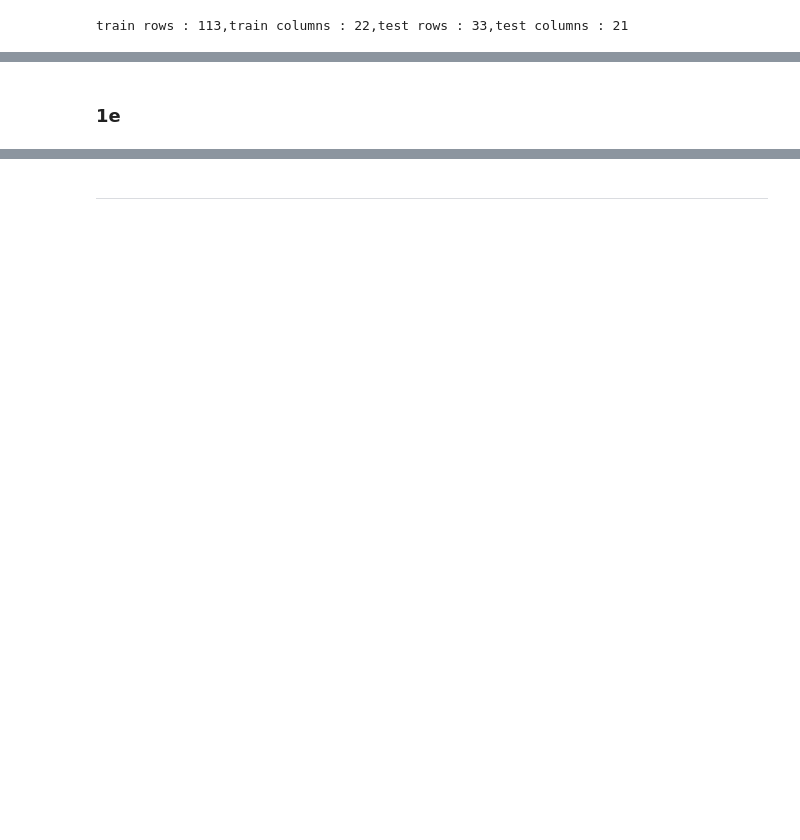
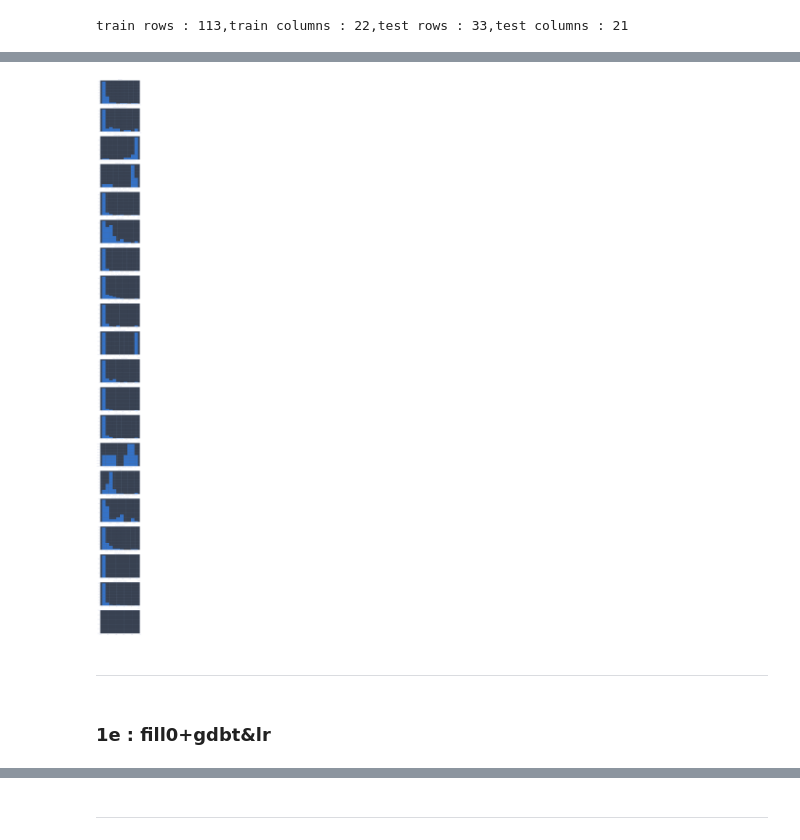
Before and after one commit to Steph958/cupoy_ai100-4, a Jupyter notebook: midterm_competition/Enron Fraud.ipynb, the cells around one changed output, grey strips where cells are left out. Drawn from its saved outputs; the diff is of its cells as text; code cells hidden in the pictures; blank space fills up the shorter version.

```diff
--- a/midterm_competition/Enron Fraud.ipynb
+++ b/midterm_competition/Enron Fraud.ipynb
@@ -18,5 +37,20 @@ train rows : 113,train columns : 22,test rows : 33,test columns : 21
+# %%
+temp=train_raw_data.drop(columns = ['name','email_address'])
+fig, axes = plt.subplots(figsize=(7, 100),nrows=20, ncols=1, sharex=False, sharey=False, dpi=100)
+for i,col in zip(range(len(temp.columns)),temp.columns):
+    s=axes[i]
+    s.hist(temp[col])
+    s.set_title(col)
+#     plt.subplot(nrows, ncols, i+1)
+#     plt.boxplot(temp[col])
+#     plt.title(col)
+plt.show()
+# %% [output]
+[figure, added]
 # %% [markdown]
-### 1e
+---
+# %% [markdown]
+### 1e : fill0+gdbt&lr
 # %%
 pre_process_data = pd.concat([train_raw_data,test_raw_data])
 pre_process_data_1 = pre_process_data.drop(columns = ['name','email_address'])
```
Also changed, not shown: parts of 13 cells of this notebook, 3 other files.
